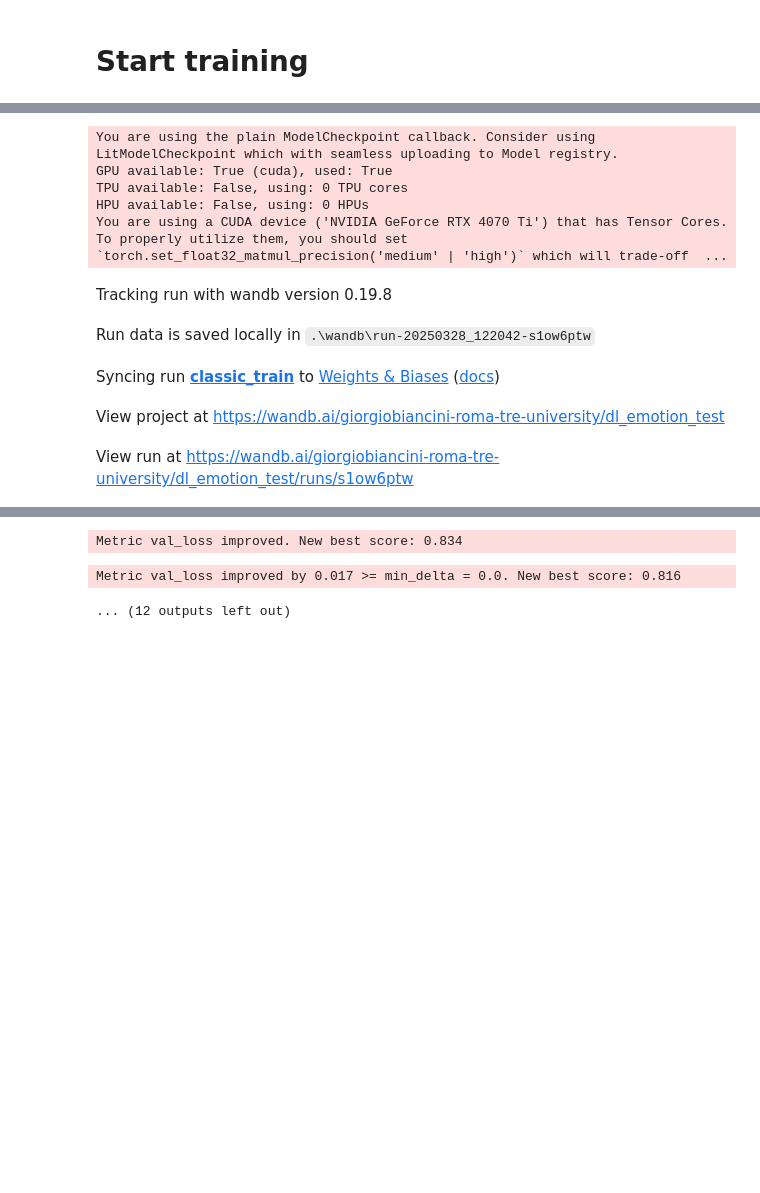
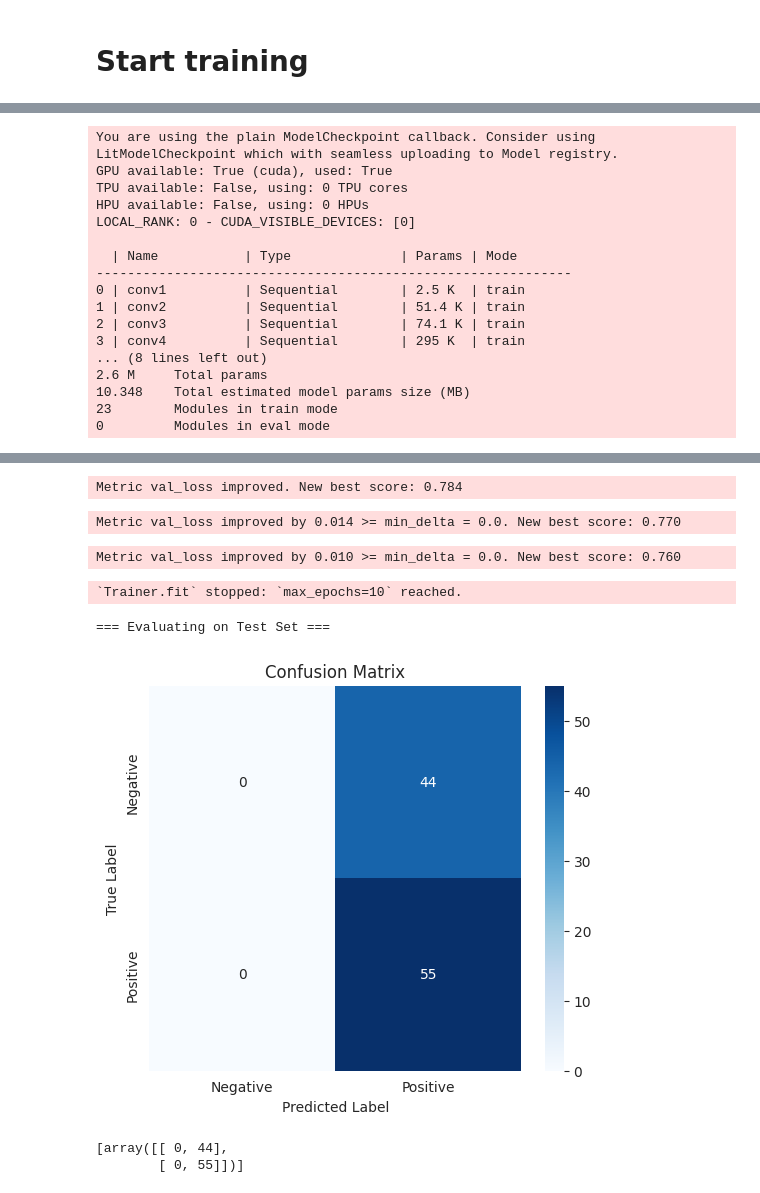
Before and after one commit to bianccc01/dl_project, a Jupyter notebook: cnn.ipynb, the cells around one changed output, grey strips where cells are left out. Saved outputs shown, nothing was run; the diff lists cells and outputs as text; code cells hidden in the pictures; blank space fills up the shorter version.

```diff
--- a/cnn.ipynb
+++ b/cnn.ipynb
@@ -107,48 +108,51 @@ class Model(pl.LightningModule):
         super().__init__()
 
         self.conv1 = nn.Sequential(
-            nn.Conv2d(in_channels=3, out_channels=32, kernel_size=3, stride=2, padding=1),
+            nn.Conv2d(in_channels=3, out_channels=32, kernel_size=5, stride=2, padding=2),
             nn.BatchNorm2d(32),
             nn.MaxPool2d(kernel_size=2, stride=2),
             nn.SiLU()
         )
 
         self.conv2 = nn.Sequential(
-            nn.Conv2d(in_channels=32, out_channels=64, kernel_size=3, stride=2, padding=1),
+            nn.Conv2d(in_channels=32, out_channels=64, kernel_size=5, stride=2, padding=2, dilation=2),
             nn.BatchNorm2d(64),
             nn.MaxPool2d(kernel_size=2, stride=2),
             nn.SiLU()
         )
 
         self.conv3 = nn.Sequential(
-            nn.Conv2d(in_channels=64, out_channels=128, kernel_size=3, stride=2, padding=1),
-            nn.BatchNorm2d(128)
+            nn.Conv2d(in_channels=64, out_channels=128, kernel_size=3, stride=1, padding=2),
+            nn.BatchNorm2d(128),
+            nn.SiLU()
         )
 
-        self.max_pool = nn.MaxPool2d(kernel_size=1, stride=1)
-        self.avg_pool = nn.AvgPool2d(kernel_size=1, stride=1)
-        self.attn_conv = nn.Conv2d(in_channels=256, out_channels=128, kernel_size=1, stride=1)
+        self.conv4 = nn.Sequential(
+            nn.Conv2d(in_channels=128, out_channels=256, kernel_size=3, stride=1, padding=2, dilation=2),
+            nn.BatchNorm2d(256),
+            nn.SiLU()
+        )
+
+        self.attn_conv = nn.Conv2d(in_channels=256, out_channels=256, kernel_size=1)
         self.adapt_avg_pool = nn.AdaptiveAvgPool2d((8, 8))
 
         self.flatten = nn.Flatten()
-        self.fc1 = nn.Linear(128 * 8 * 8, 128)
+        self.fc1 = nn.Linear(256 * 8 * 8, 128)
         self.fc2 = nn.Linear(128, 1)
 
     def forward(self, x):
         x = self.conv1(x)
         x = self.conv2(x)
         x = self.conv3(x)
+        x = self.conv4(x)
 
         # Spatial Attention
-        maxp_x = self.max_pool(x)
-        avgp_x = self.avg_pool(x)
+        attn = self.attn_conv(x)
+        x = x * attn
+        x= self.adapt_avg_pool(x)
+        x= F.silu(x)
 
-        spat_attn = self.attn_conv(torch.cat([maxp_x, avgp_x], dim=1))
-        new_x = torch.mul(spat_attn, x)
-        new_x = self.adapt_avg_pool(new_x)
-        new_x = F.silu(new_x)
-
-        feat = self.flatten(new_x)
+        feat = self.flatten(x)
         feat = self.fc1(feat)
         feat = F.silu(feat)
         feat = self.fc2(feat)
@@ -351,9 +355,9 @@ def classic_train(data_dir, max_epochs=10):
 
     early_stop = pl.callbacks.EarlyStopping(monitor='val_loss', patience=99, mode='min', verbose=True)
 
-    wabd_logger = WandbLogger(log_model="all", project="dl_emotion_test", name="classic_train")
+    #wabd_logger = WandbLogger(log_model="all", project="dl_emotion_test", name="classic_train")
 
-    trainer = pl.Trainer(devices=1, accelerator="auto", precision=32, callbacks=[early_stop], max_epochs=max_epochs, gradient_clip_val=2, enable_progress_bar=True, logger=wabd_logger)
+    trainer = pl.Trainer(devices=1, accelerator="auto", precision=32, callbacks=[early_stop], max_epochs=max_epochs, gradient_clip_val=2, enable_progress_bar=True, logger=None)
 
     model = Model()
     trainer.fit(model, train_dataloaders=train_dl, val_dataloaders=val_dl)
@@ -367,5 +371,5 @@ def classic_train(data_dir, max_epochs=10):
 # %% [markdown]
 # Start training
 # %%
-classic_train("data/users", 100)
+classic_train("data/users", 10)
 # %% [output]
@@ -390,9 +394,16 @@ You are using the plain ModelCheckpoint callback. Consider using LitModelCheckpo
 GPU available: True (cuda), used: True
 TPU available: False, using: 0 TPU cores
 HPU available: False, using: 0 HPUs
-You are using a CUDA device ('NVIDIA GeForce RTX 4070 Ti') that has Tensor Cores. To properly utilize them, you should set `torch.set_float32_matmul_precision('medium' | 'high')` which will trade-off  ...
+LOCAL_RANK: 0 - CUDA_VISIBLE_DEVICES: [0]
+
+  | Name           | Type              | Params | Mode
+-------------------------------------------------------------
+0 | conv1          | Sequential        | 2.5 K  | train
+1 | conv2          | Sequential        | 51.4 K | train
+2 | conv3          | Sequential        | 74.1 K | train
+3 | conv4          | Sequential        | 295 K  | train
+... (8 lines left out)
+2.6 M     Total params
+10.348    Total estimated model params size (MB)
+23        Modules in train mode
+0         Modules in eval mode
-Tracking run with wandb version 0.19.8
-Run data is saved locally in .\wandb\run-20250328_122042-s1ow6ptw
-Syncing run classic_train to Weights & Biases (docs)
-View project at https://wandb.ai/giorgiobiancini-roma-tre-university/dl_emotion_test
-View run at https://wandb.ai/giorgiobiancini-roma-tre-university/dl_emotion_test/runs/s1ow6ptw
@@ -418,3 +429,8 @@ C:\Users\giorg\DataspellProjects\dl_project\venv\Lib\site-packages\pytorch_light
-Metric val_loss improved. New best score: 0.834
+Metric val_loss improved. New best score: 0.784
-Metric val_loss improved by 0.017 >= min_delta = 0.0. New best score: 0.816
+Metric val_loss improved by 0.014 >= min_delta = 0.0. New best score: 0.770
-... (12 outputs left out)
+Metric val_loss improved by 0.010 >= min_delta = 0.0. New best score: 0.760
+`Trainer.fit` stopped: `max_epochs=10` reached.
+=== Evaluating on Test Set ===
+[figure, added]
+[array([[ 0, 44],
+        [ 0, 55]])]
```
Also changed, not shown: parts of 3 cells of this notebook, 3 other files.
